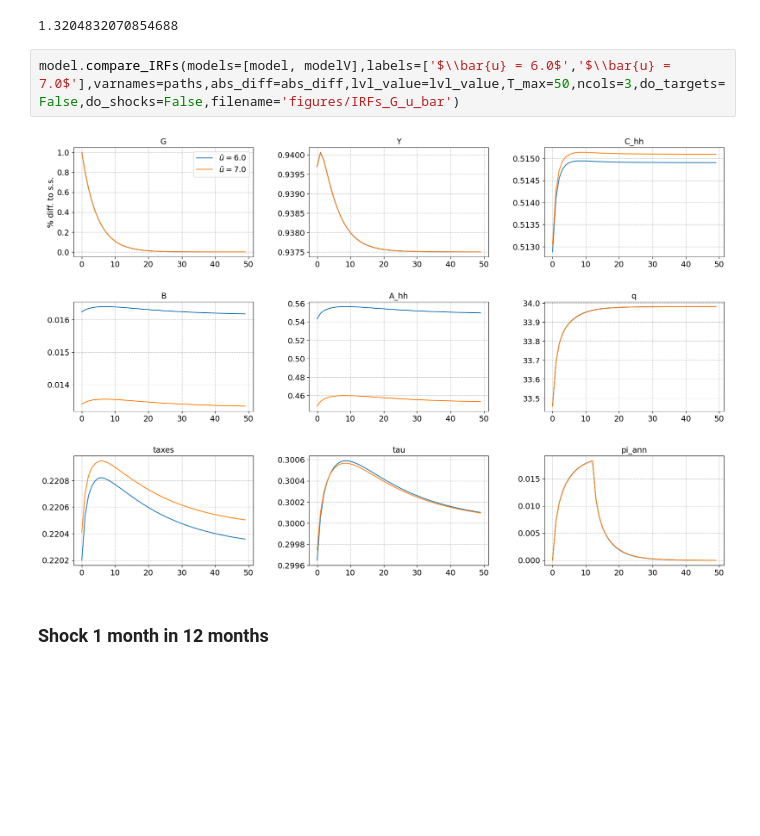
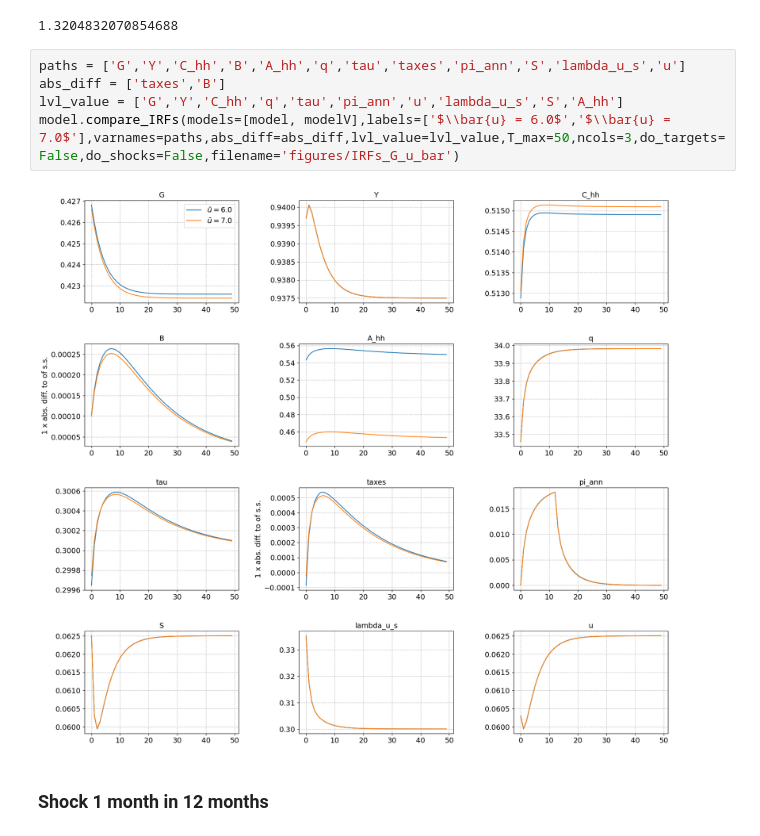
Before and after one commit to JohanOelgaard/AdvMacroHetAgent, a Jupyter notebook: Exam/HANK-SAM.ipynb, the cells around one changed output. Saved outputs shown, nothing was run; the diff lists cells and outputs as text; blank space fills up the shorter version.

```diff
--- a/Exam/HANK-SAM.ipynb
+++ b/Exam/HANK-SAM.ipynb
@@ -369,9 +378,12 @@ modelV.fiscal_multiplier()
 multiplier = 1.3205
 1.3204832070854688
 # %%
+paths = ['G','Y','C_hh','B','A_hh','q','tau','taxes','pi_ann','S','lambda_u_s','u']
+abs_diff = ['taxes','B']
+lvl_value = ['G','Y','C_hh','q','tau','pi_ann','u','lambda_u_s','S','A_hh']
 model.compare_IRFs(models=[model, modelV],labels=['$\\bar{u} = 6.0$','$\\bar{u} = 7.0$'],varnames=paths,abs_diff=abs_diff,lvl_value=lvl_value,T_max=50,ncols=3,do_targets=False,do_shocks=False,filename='figures/IRFs_G_u_bar')
 # %% [output]
-[figure, old version]
+[figure, new version]
 # %% [markdown]
 ### Shock 1 month in 12 months
 # %%
```
Also changed, not shown: parts of 11 cells of this notebook, 9 other files.
